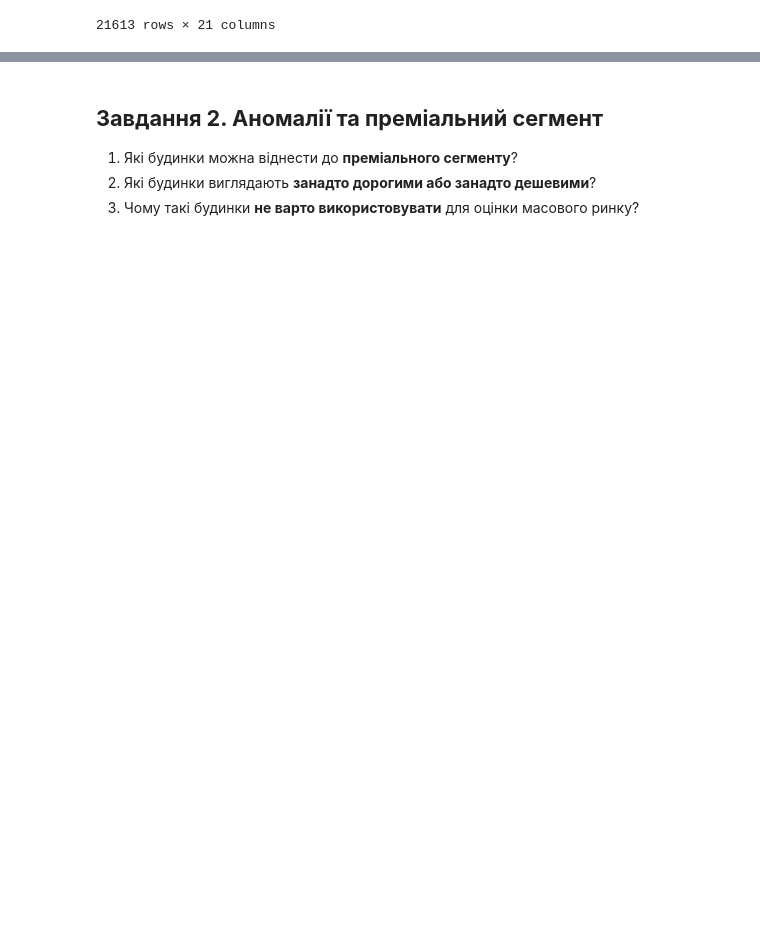
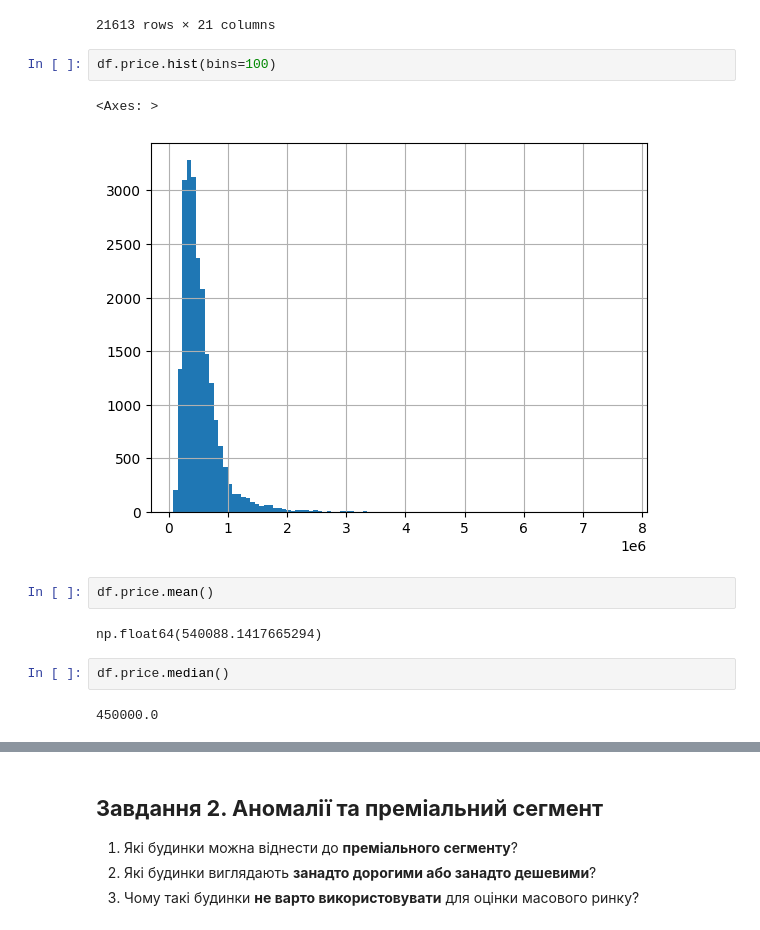
Before and after one commit to cpython-projects/da_27_07_2026, a Jupyter notebook: lesson_14_hw.ipynb, the cells around one changed output, grey strips where cells are left out. Cells and saved outputs as stored; diff of their text form; blank space fills up the shorter version.

```diff
--- a/lesson_14_hw.ipynb
+++ b/lesson_14_hw.ipynb
@@ -35,3 +35,16 @@ df
 | 21611 | 291310100 | 20150116T000000 | 400000.0 | 3 | 2.50 | 1600 | 2388 | 2.0 | 0 | 0 | ... |
 | 21612 | 1523300157 | 20141015T000000 | 325000.0 | 2 | 0.75 | 1020 | 1076 | 2.0 | 0 | 0 | ... |
 21613 rows × 21 columns
+# %%
+df.price.hist(bins=100)
+# %% [output]
+<Axes: >
+[figure, added]
+# %%
+df.price.mean()
+# %% [output]
+np.float64(540088.1417665294)
+# %%
+df.price.median()
+# %% [output]
+450000.0
```
Also changed, not shown: parts of 8 cells of this notebook.
